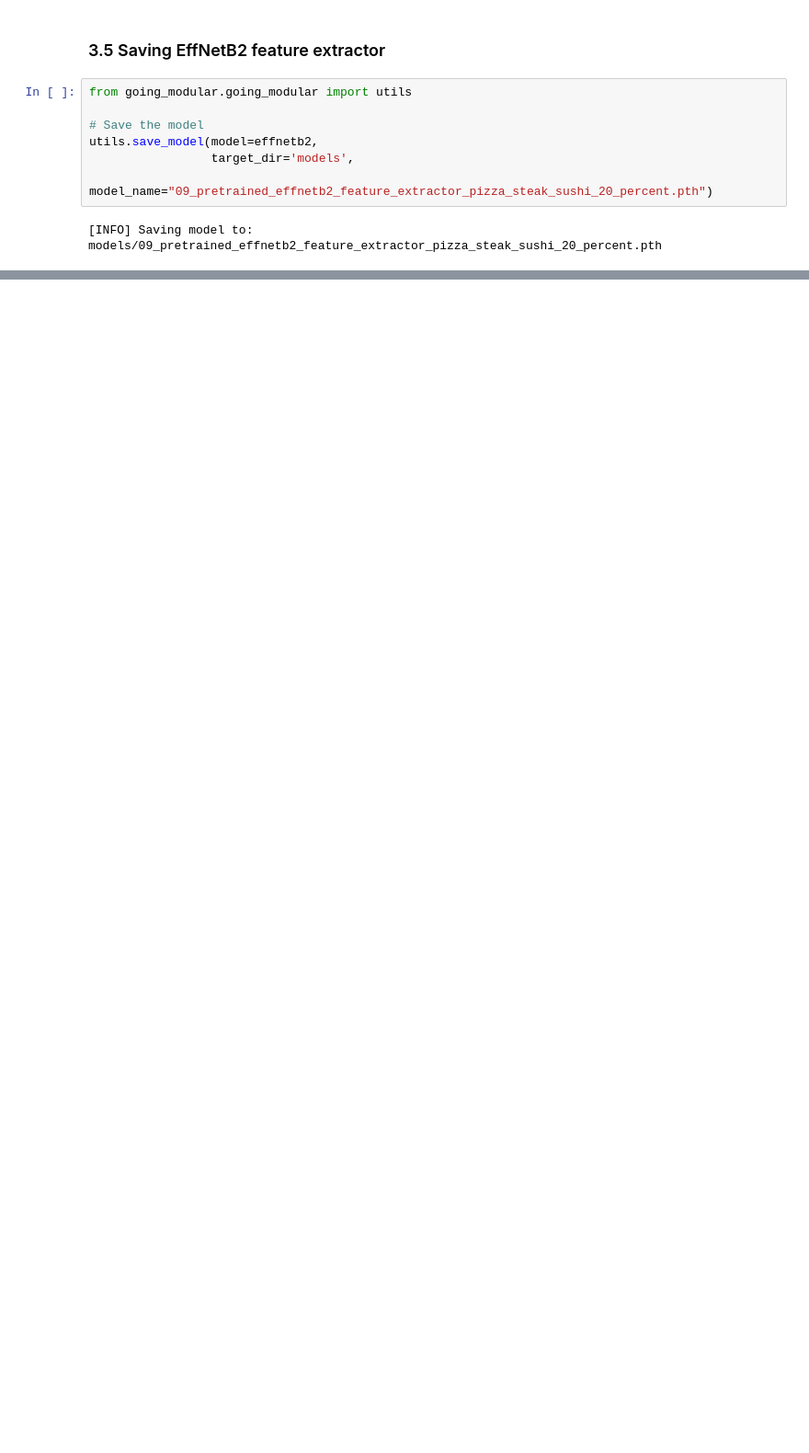
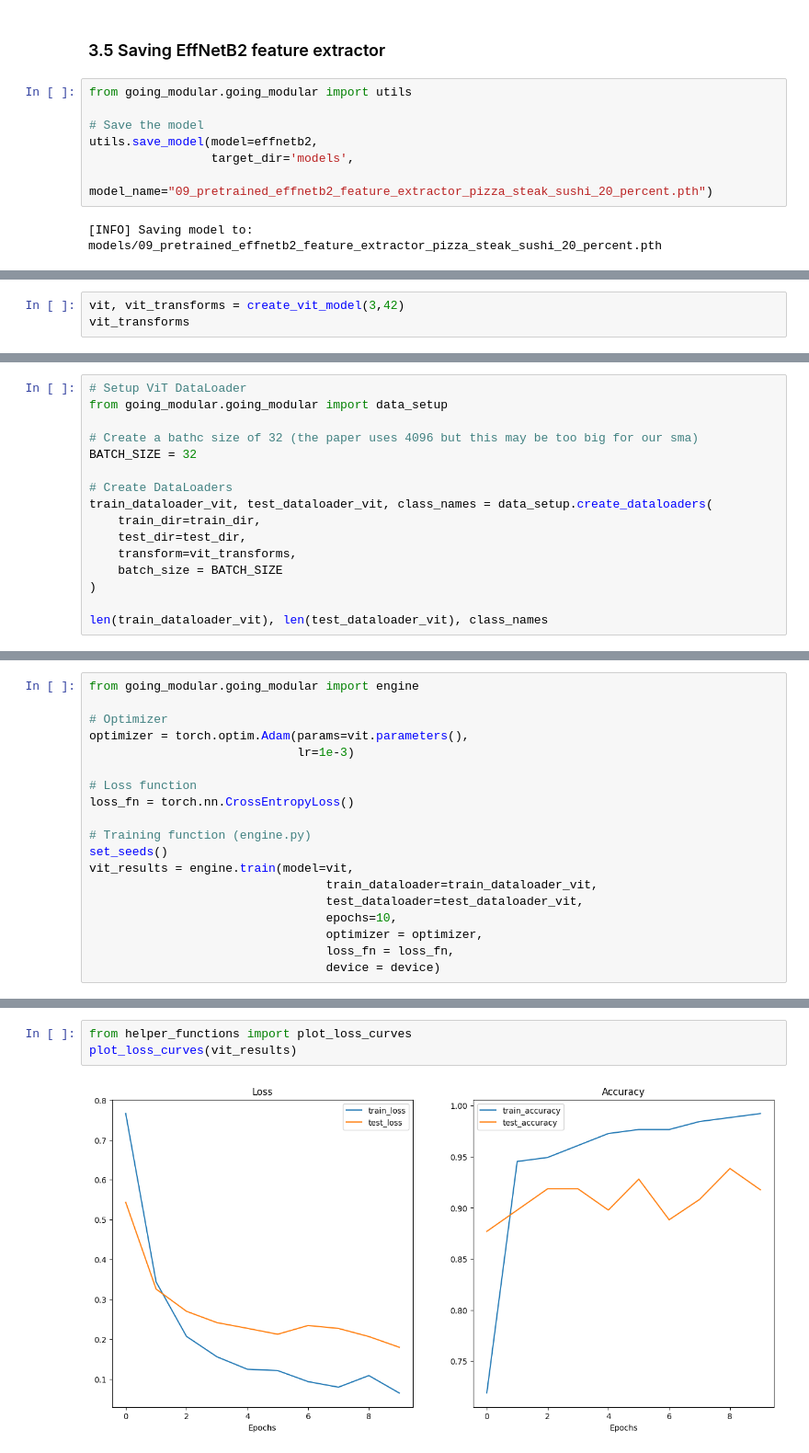
Before and after one commit to gil612/PyTorch, a Jupyter notebook: 09_pytorch_model_deployment.ipynb, the cells around one changed output, grey strips where cells are left out. Shown: that part at 92% size. Drawn from its saved outputs; the diff is of its cells as text; blank space fills up the shorter version.

```diff
--- a/09_pytorch_model_deployment.ipynb
+++ b/09_pytorch_model_deployment.ipynb
@@ -341,0 +384,3 @@ utils.save_model(model=effnetb2,
+# %%
+vit, vit_transforms = create_vit_model(3,42)
+vit_transforms
@@ -341,0 +433,16 @@ utils.save_model(model=effnetb2,
+# %%
+# Setup ViT DataLoader
+from going_modular.going_modular import data_setup
+
+# Create a bathc size of 32 (the paper uses 4096 but this may be too big for our sma)
+BATCH_SIZE = 32
+
+# Create DataLoaders
+train_dataloader_vit, test_dataloader_vit, class_names = data_setup.create_dataloaders(
+    train_dir=train_dir,
+    test_dir=test_dir,
+    transform=vit_transforms,
+    batch_size = BATCH_SIZE
+)
+
+len(train_dataloader_vit), len(test_dataloader_vit), class_names
@@ -341,0 +455,19 @@ utils.save_model(model=effnetb2,
+# %%
+from going_modular.going_modular import engine
+
+# Optimizer
+optimizer = torch.optim.Adam(params=vit.parameters(),
+                             lr=1e-3)
+
+# Loss function
+loss_fn = torch.nn.CrossEntropyLoss()
+
+# Training function (engine.py)
+set_seeds()
+vit_results = engine.train(model=vit,
+                                 train_dataloader=train_dataloader_vit,
+                                 test_dataloader=test_dataloader_vit,
+                                 epochs=10,
+                                 optimizer = optimizer,
+                                 loss_fn = loss_fn,
+                                 device = device)
@@ -341,0 +487,5 @@ utils.save_model(model=effnetb2,
+# %%
+from helper_functions import plot_loss_curves
+plot_loss_curves(vit_results)
+# %% [output]
+[figure, added]
```
Also changed, not shown: parts of 25 cells of this notebook.
